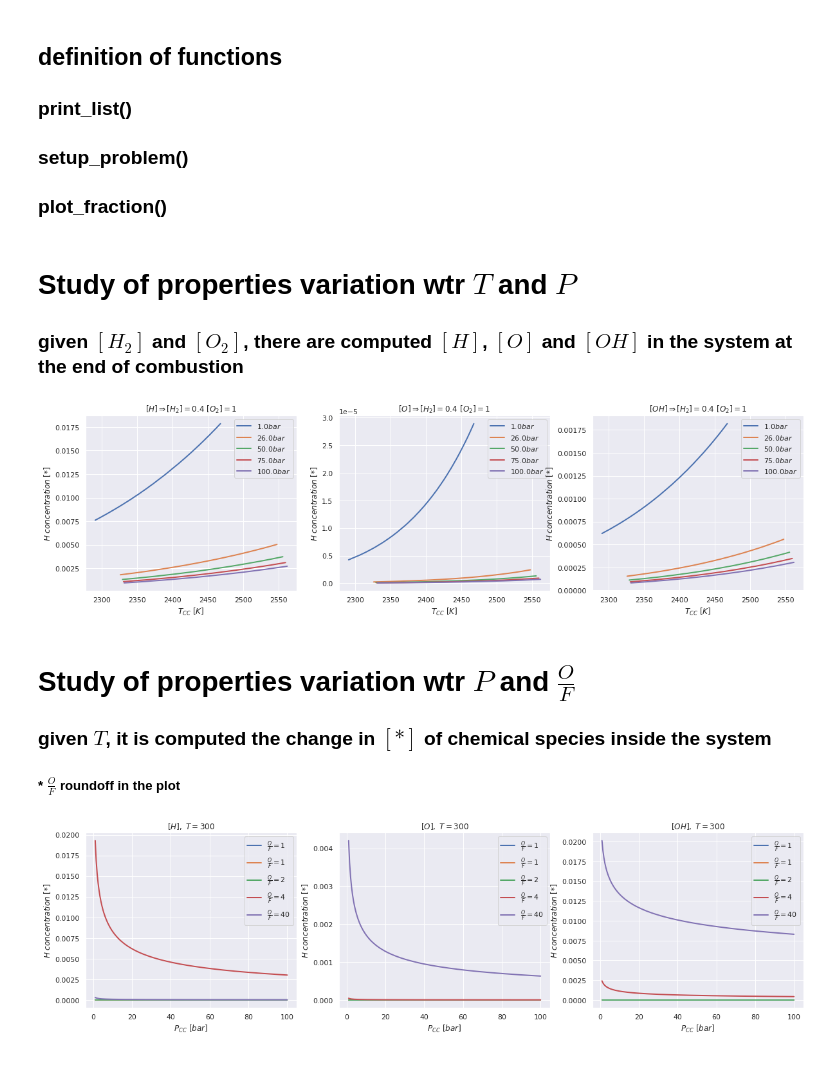
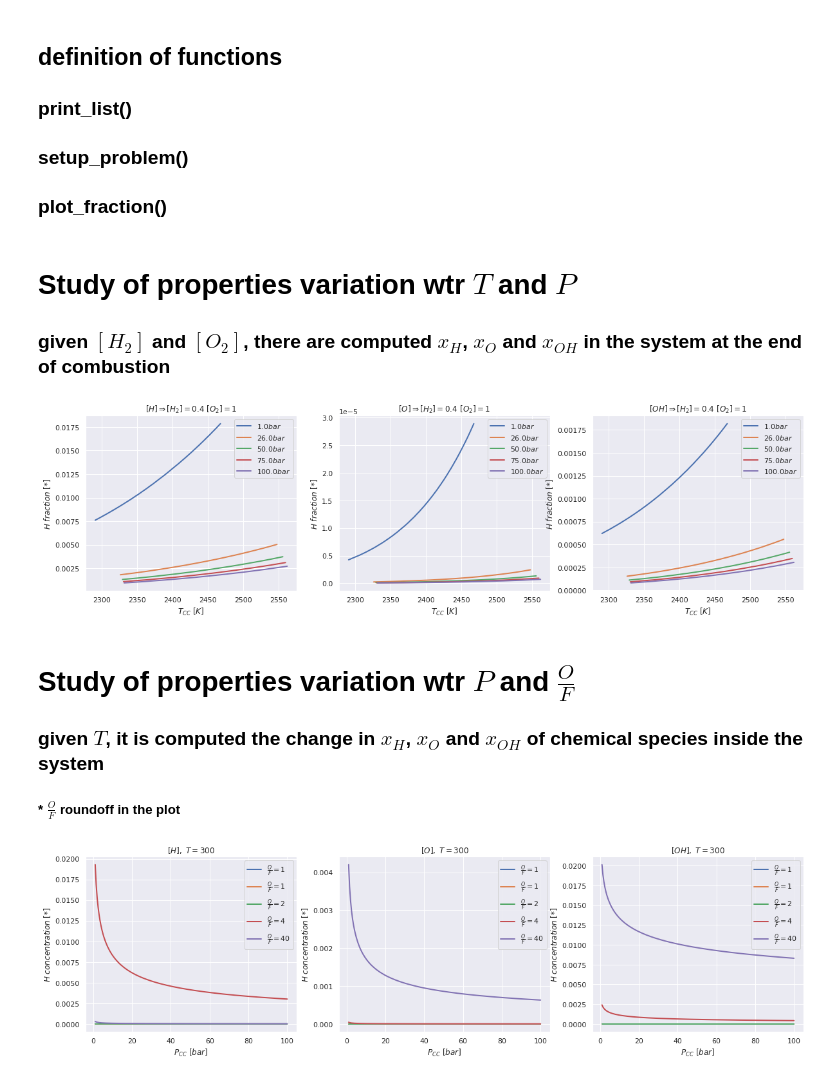
Before and after one commit to antoniopucciarelli/CEA_case, a Jupyter notebook: combustion.ipynb, the cells around one changed output. Cells and saved outputs as stored; diff of their text form; code cells hidden in the pictures.

```diff
--- a/combustion.ipynb
+++ b/combustion.ipynb
@@ -98,7 +112,7 @@ class COMB:
         '''
         This subroutine generates the ***.inp file to be analyzed by NASA_CEA
         The problem is a combustion problem. It is given as input:
-            T      -- temperatue of each reactant
+            T      -- temperature of each reactant
             P      -- combustion chamber pressure
             FUEL   -- fuel total weight
             OX     -- oxidizer total weight
@@ -276,7 +290,7 @@ def plot_fraction(of,O,O2,OH,H,H2,H2O,pressure,temperature):
     plt.show()
 # %% [markdown]
 # Study of properties variation wtr $ T $ and $ P $
-### given $[H_2]$ and $[O_2]$, there are computed $[H]$, $[O]$ and $[OH]$ in the system at the end of combustion
+### given $[H_2]$ and $[O_2]$, there are computed $x_H$, $x_O$ and $x_{OH}$ in the system at the end of combustion
 # %%
 # setting up the interval of study
 T  = np.linspace(200,500,250)
@@ -296,40 +310,40 @@ o2 = 1
 
 for pressure in P:
     for ii,temperature in enumerate(T):
         CC_P[ii].problem_generation(temperature,pressure,h2,o2,'case_01.inp')
         os.system('bash ./CEA_case')
         CC_P[ii].get_data('case_01.plt')
 
         # getting data from object list
         t, p, of, m, cp, H, H2, O, O2, O3, OH, H2O, H2OL = print_list(CC_P)
 
     # plotting data
     ax1.plot(t,H,label=r'$'  + str(round(pressure,0)) + 'bar$',linewidth=2)
     ax2.plot(t,O,label=r'$'  + str(round(pressure,0)) + 'bar$',linewidth=2)
     ax3.plot(t,OH,label=r'$' + str(round(pressure,0)) + 'bar$',linewidth=2)
 
 # axis description
 ax1.legend()
 ax1.set_title(r'$[H] \Rightarrow [H_2] = ' + str(h2) + ' \ [O_2] = ' + str(o2) + '$')
 ax1.set_xlabel(r'$T_{CC} \ [K]$')
-ax1.set_ylabel(r'$H \ concentration \ [*]$')
+ax1.set_ylabel(r'$H \ fraction \ [*]$')
 
 ax2.legend()
 ax2.set_title(r'$[O] \Rightarrow [H_2] = ' + str(h2) + ' \ [O_2] = ' + str(o2) + '$')
 ax2.set_xlabel(r'$T_{CC} \ [K]$')
-ax2.set_ylabel(r'$H \ concentration \ [*]$')
+ax2.set_ylabel(r'$H \ fraction \ [*]$')
 
 ax3.legend()
 ax3.set_title(r'$[OH] \Rightarrow [H_2] = ' + str(h2) + ' \ [O_2] = ' + str(o2) + '$')
 ax3.set_xlabel(r'$T_{CC} \ [K]$')
-ax3.set_ylabel(r'$H \ concentration \ [*]$')
+ax3.set_ylabel(r'$H \ fraction \ [*]$')
 
 plt.show()
 # %% [output]
-[figure, old version]
+[figure, new version]
 # %% [markdown]
 # Study of properties variation wtr $P$ and $\frac{O}{F}$
-### given $T$, it is computed the change in $[*]$ of chemical species inside the system
+### given $T$, it is computed the change in $x_H$, $x_O$ and $x_{OH}$ of chemical species inside the system
 ##### * $\frac{O}{F}$ roundoff in the plot
 # %%
 # setting up the interval of study
```
Also changed, not shown: parts of 6 cells of this notebook, 8 other files.
